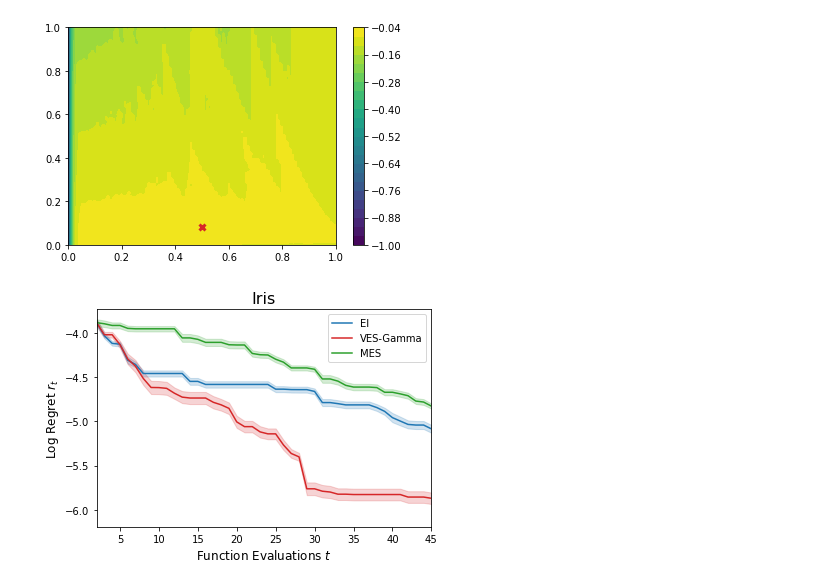
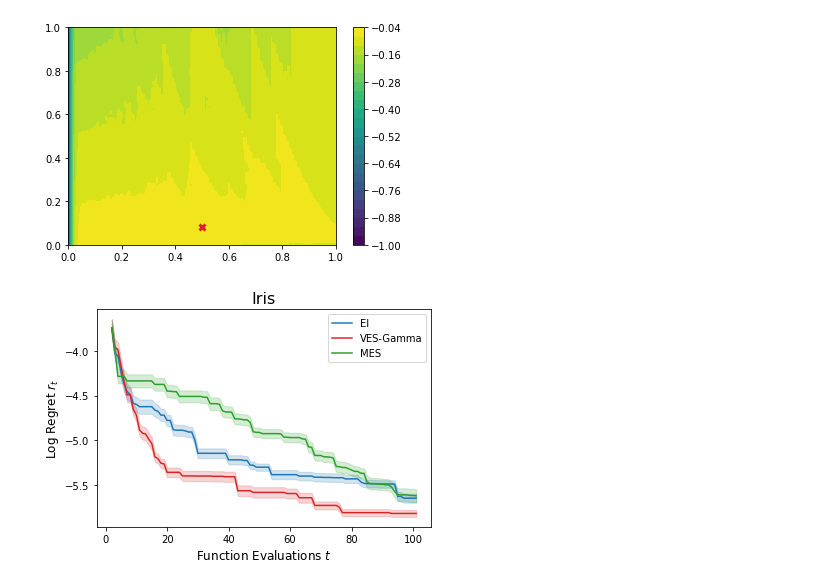
Before and after one commit to NUOJIN/variational-entropy-search, a Jupyter notebook: iris.ipynb, the cells around one changed output. Cells and saved outputs as stored; diff of their text form; code cells hidden in the pictures.

```diff
--- a/iris.ipynb
+++ b/iris.ipynb
@@ -23,7 +23,7 @@ BOUNDS = torch.zeros(2,2)
 BOUNDS[:, 1] = torch.ones(2)
 NUM_INIT = 2
 NUM_TRIALS = 10
-NUM_ITER = 48
+NUM_ITER = 100
 NUM_PATHS = 64
 # 2D discretization parameters
 nx = 101
@@ -71,7 +71,7 @@ ves_dp, ei_dp, mes_dp = run_2d_experiment(f_dp,
                                   bounds=BOUNDS,
                                   num_init=NUM_INIT,
                                   num_trials=NUM_TRIALS,
-                                  num_iter=48,
+                                  num_iter=NUM_ITER,
                                   num_paths=NUM_PATHS,
                                   nx=nx,
                                   ny=ny)
@@ -79,23 +79,26 @@ ves_dp, ei_dp, mes_dp = np.log(max_Y - ves_dp), np.log(max_Y - ei_dp), np.log(ma
 ves_dp_mean, ei_dp_mean, mes_dp_mean = ves_dp.mean(axis=0), ei_dp.mean(axis=0), mes_dp.mean(axis=0)
 ves_dp_std, ei_dp_std, mes_dp_std = ves_dp.std(axis=0), ei_dp.std(axis=0), mes_dp.std(axis=0)
 # %%
+ves_dp[ves_dp == -np.inf] = -16.0
+ei_dp[torch.isnan(ei_dp)] = -16.0
+mes_dp[torch.isnan(mes_dp)] = -16.0
 ves_dp_mean, ei_dp_mean, mes_dp_mean = np.nanmean(ves_dp.detach().numpy(), axis=0), np.nanmean(ei_dp.detach().numpy(), axis=0), np.nanmean(mes_dp.detach().numpy(), axis=0)
 ves_dp_std, ei_dp_std, mes_dp_std = np.nanstd(ves_dp.detach().numpy(), axis=0), np.nanstd(ei_dp.detach().numpy(), axis=0), np.nanstd(mes_dp.detach().numpy(), axis=0)
 # %%
 fig, axs = plt.subplots(figsize=(6,4))
 ei_mean, ei_std, ves_mean, ves_std, mes_mean, mes_std = ei_dp_mean, ei_dp_std, ves_dp_mean, ves_dp_std, mes_dp_mean, mes_dp_std
 std_cont = 0.1
 axs.plot(np.arange(len(ves_mean))+NUM_INIT, ei_mean, label='EI', c='tab:blue')
 axs.fill_between(np.arange(len(ei_mean))+NUM_INIT, ei_mean-std_cont*ei_std, ei_mean+std_cont*ei_std, color='tab:blue', alpha=0.2)
 axs.plot(np.arange(len(ves_mean))+NUM_INIT, ves_mean, label='VES-Gamma', c='tab:red')
 axs.fill_between(np.arange(len(ves_mean))+NUM_INIT, ves_mean-std_cont*ves_std, ves_mean+std_cont*ves_std, color='tab:red', alpha=0.2)
 axs.plot(np.arange(len(mes_mean))+NUM_INIT, mes_mean, label='MES', c='tab:green')
 axs.fill_between(np.arange(len(mes_mean))+NUM_INIT, mes_mean-std_cont*mes_std, mes_mean+std_cont*mes_std, color='tab:green', alpha=0.2)
 axs.legend()
 axs.set_xlabel(r'Function Evaluations $t$', fontsize=12)
 axs.set_ylabel(r'Log Regret $r_t$', fontsize=12)
 axs.set_title('Iris', fontsize=16)
-axs.set_xlim([2, 45])
-fig.savefig('iris.pdf', dpi=300, bbox_inches='tight')
+
+# fig.savefig('iris.pdf', dpi=300, bbox_inches='tight')
 # %% [output]
-[figure, old version]
+[figure, new version]
```
Also changed, not shown: 5 other files.
